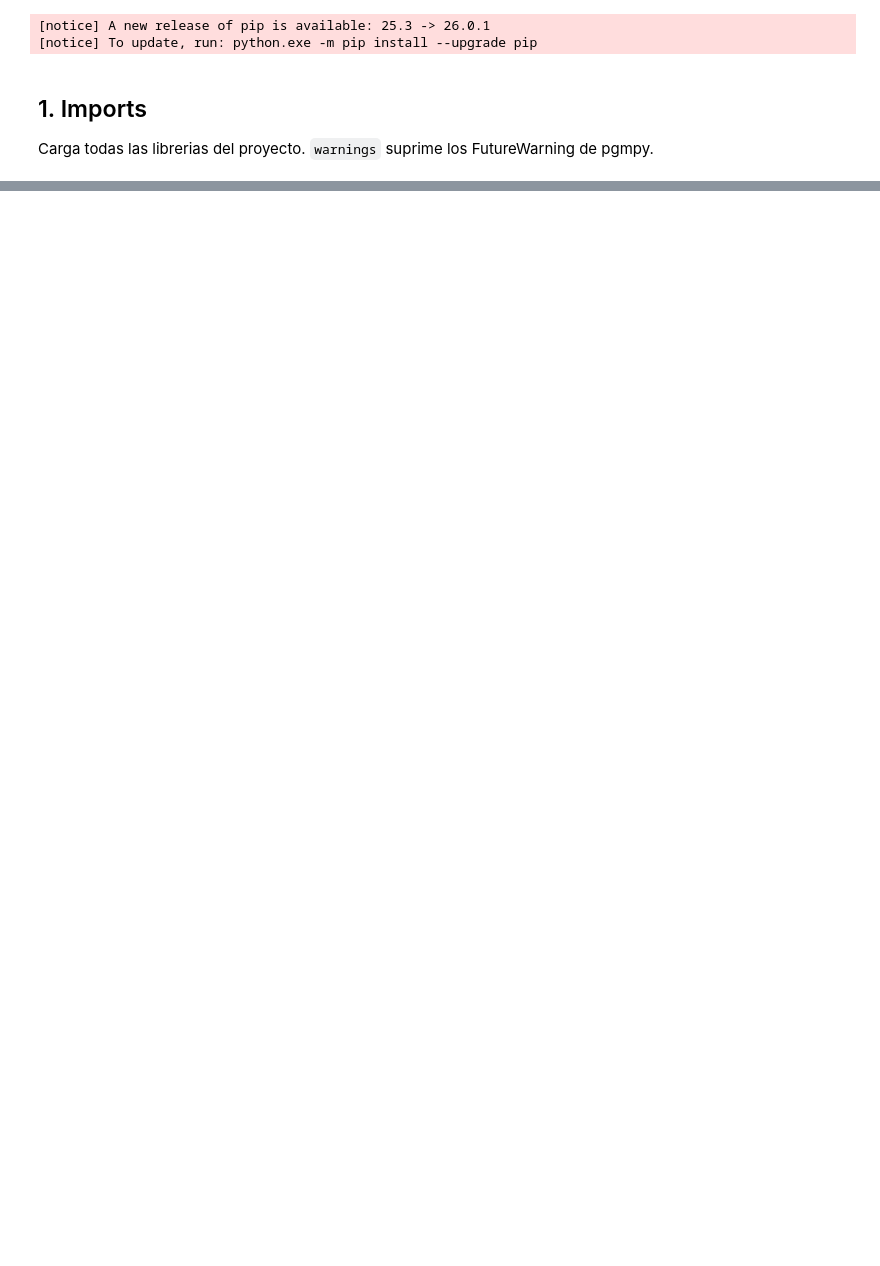
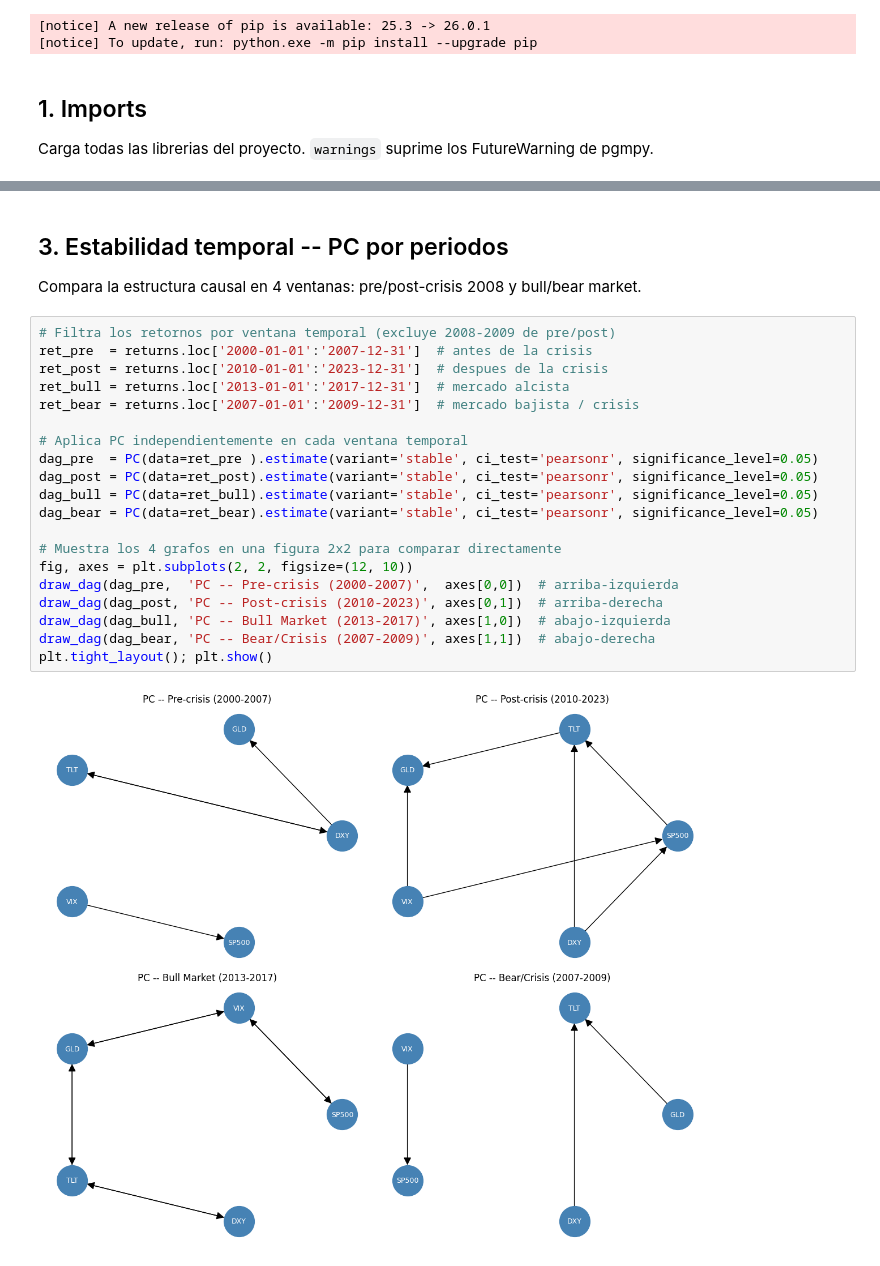
Before and after one commit to Romequinco/TAREA_CAUSALIDAD_GRAFOS_FINANZAS, a Jupyter notebook: notebook_causalidad.ipynb, the cells around one changed output, grey strips where cells are left out. Drawn from its saved outputs; the diff is of its cells as text; blank space fills up the shorter version.

```diff
--- a/notebook_causalidad.ipynb
+++ b/notebook_causalidad.ipynb
@@ -355,0 +93,26 @@ Diferencia              : -0.0156
+# %% [markdown]
+## 3. Estabilidad temporal -- PC por periodos
+
+Compara la estructura causal en 4 ventanas: pre/post-crisis 2008 y bull/bear market.
+# %%
+# Filtra los retornos por ventana temporal (excluye 2008-2009 de pre/post)
+ret_pre  = returns.loc['2000-01-01':'2007-12-31']  # antes de la crisis
+ret_post = returns.loc['2010-01-01':'2023-12-31']  # despues de la crisis
+ret_bull = returns.loc['2013-01-01':'2017-12-31']  # mercado alcista
+ret_bear = returns.loc['2007-01-01':'2009-12-31']  # mercado bajista / crisis
+
+# Aplica PC independientemente en cada ventana temporal
+dag_pre  = PC(data=ret_pre ).estimate(variant='stable', ci_test='pearsonr', significance_level=0.05)
+dag_post = PC(data=ret_post).estimate(variant='stable', ci_test='pearsonr', significance_level=0.05)
+dag_bull = PC(data=ret_bull).estimate(variant='stable', ci_test='pearsonr', significance_level=0.05)
+dag_bear = PC(data=ret_bear).estimate(variant='stable', ci_test='pearsonr', significance_level=0.05)
+
+# Muestra los 4 grafos en una figura 2x2 para comparar directamente
+fig, axes = plt.subplots(2, 2, figsize=(12, 10))
+draw_dag(dag_pre,  'PC -- Pre-crisis (2000-2007)',  axes[0,0])  # arriba-izquierda
+draw_dag(dag_post, 'PC -- Post-crisis (2010-2023)', axes[0,1])  # arriba-derecha
+draw_dag(dag_bull, 'PC -- Bull Market (2013-2017)', axes[1,0])  # abajo-izquierda
+draw_dag(dag_bear, 'PC -- Bear/Crisis (2007-2009)', axes[1,1])  # abajo-derecha
+plt.tight_layout(); plt.show()
+# %% [output]
+[figure, added]
```
Also changed, not shown: parts of 45 cells of this notebook, 2 other files.
